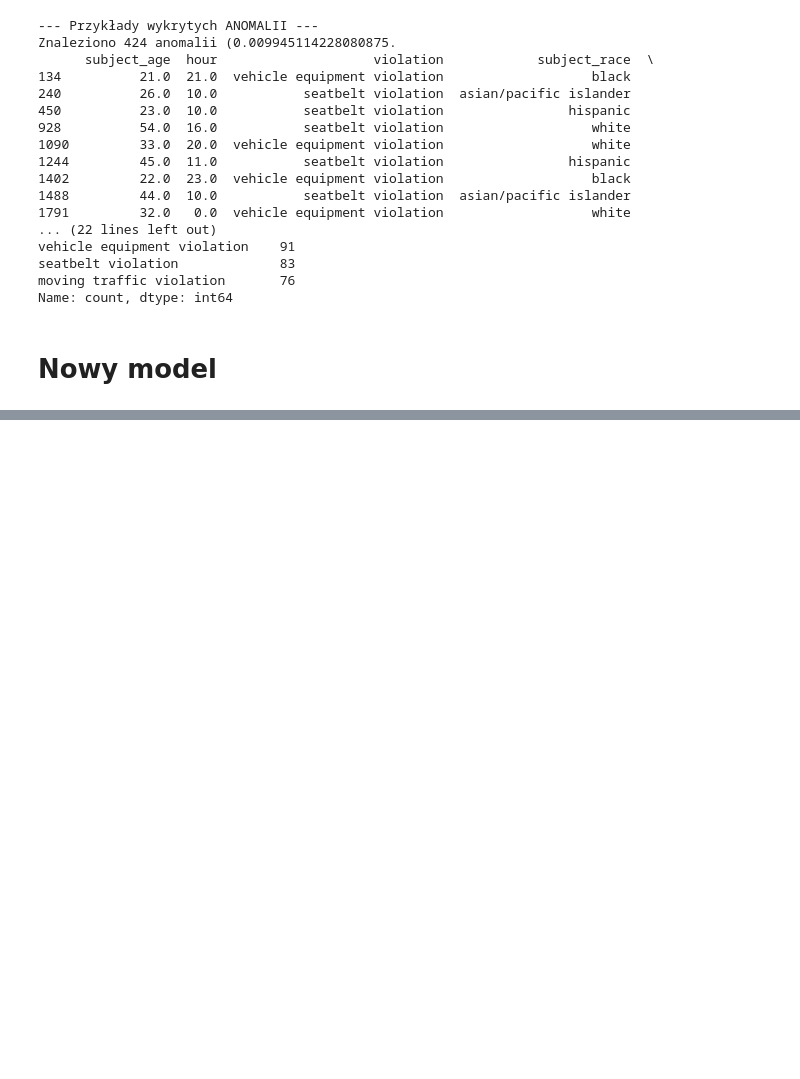
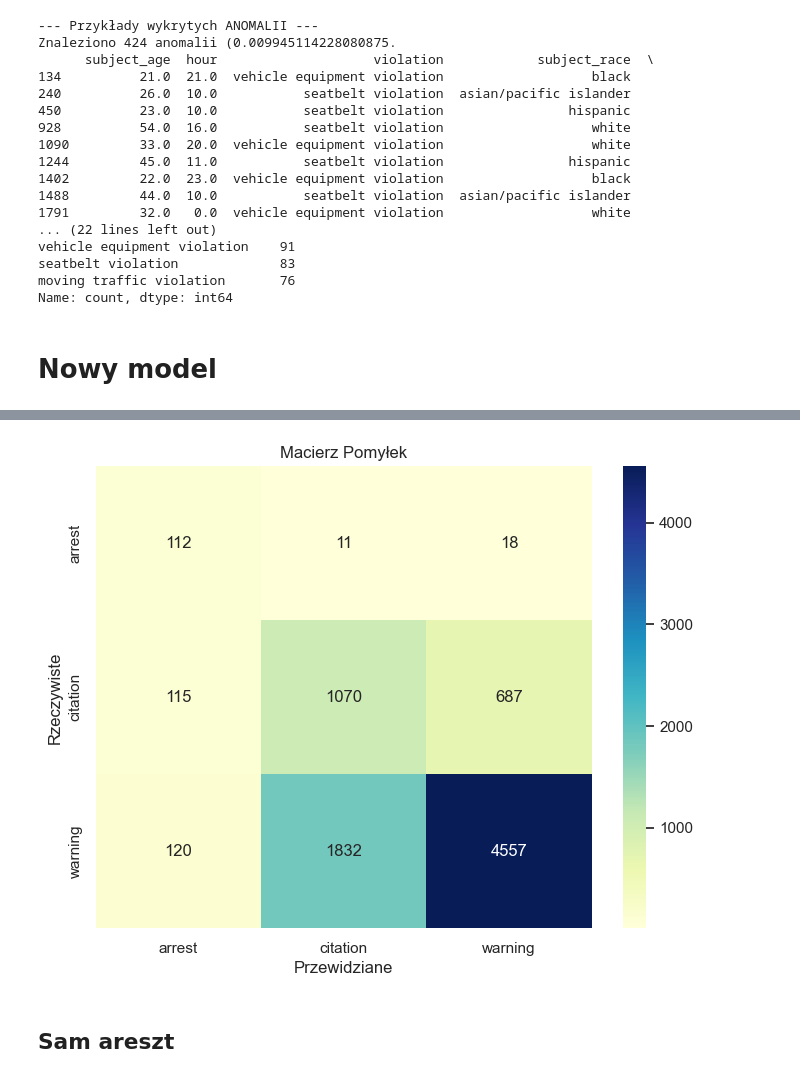
Before and after one commit to Morfinic/PWR_2_St.2_MAIED, a Jupyter notebook: main_notebook.ipynb, the cells around one changed output, grey strips where cells are left out. Saved outputs shown, nothing was run; the diff lists cells and outputs as text; code cells hidden in the pictures; blank space fills up the shorter version.

```diff
--- a/main_notebook.ipynb
+++ b/main_notebook.ipynb
@@ -421,0 +422,70 @@ weighted avg       0.75      0.64      0.67      8519
+# %%
+model_pipeline = ImbPipeline(steps=[
+    ("preprocessor", ColumnTransformer(transformers=[
+        ("num", numeric_transformer, numeric_features),
+        ("cat", categorical_transformer, categorical_features)
+    ])),
+    ("classifier", RandomForestClassifier(
+        random_state=42,
+        n_jobs=-1,
+        criterion='entropy',
+        max_depth=10,
+        max_features=0.5,
+        min_samples_leaf=10,
+        n_estimators=200,
+        class_weight={'arrest': 18, 'citation': 3, 'warning': 1},
+    )),
+])
+
+X_train, X_test, y_train, y_test = train_test_split(X, y, test_size=0.2, random_state=42, stratify=y)
+
+unique_classes = np.unique(y)
+weights_to_test = [
+    'balanced',
+    'balanced_subsample',
+    {'arrest': 18, 'citation': 1.5, 'warning': 0.8},
+    {'arrest': 18, 'citation': 1, 'warning': 1},
+    {'arrest': 20, 'citation': 5, 'warning': 1},
+    None
+]
+
+param_grid = {
+    'classifier__class_weight': weights_to_test,
+    'classifier__n_estimators': [100, 200, 300, 400],
+    'classifier__max_depth': [10, 20, None],
+    'classifier__min_samples_leaf': [2, 4, 8, 10],
+    'classifier__max_features': ['sqrt', 0.5],
+    'classifier__criterion': ['gini', 'entropy']
+}
+
+grid_search = GridSearchCV(
+    model_pipeline,
+    param_grid,
+    cv=3,
+    scoring='f1_macro',
+    n_jobs=-1,
+    verbose=1
+)
+# grid_search.fit(X_train, y_train)
+# print(f"\nNajlepsze parametry: {grid_search.best_params_}")
+#
+# best_model = grid_search.best_estimator_
+best_model = model_pipeline.fit(X_train, y_train)
+y_pred = best_model.predict(X_test)
+
+print("\n--- Raport Klasyfikacji ---")
+print(classification_report(y_test, y_pred))
+
+print("--- Macierz Pomyłek ---")
+cm = confusion_matrix(y_test, y_pred)
+class_labels = unique_classes
+
+plt.figure(figsize=(8, 6))
+sns.heatmap(cm, annot=True, fmt='d', cmap='YlGnBu',
+            xticklabels=class_labels,
+            yticklabels=class_labels)
+plt.title('Macierz Pomyłek')
+plt.xlabel('Przewidziane')
+plt.ylabel('Rzeczywiste')
+plt.show()
+# %% [output]
@@ -421,0 +504,3 @@ weighted avg       0.75      0.64      0.67      8519
+[figure, added]
+# %% [markdown]
+## Sam areszt
```
Also changed, not shown: parts of 10 cells of this notebook, 1 other file.
